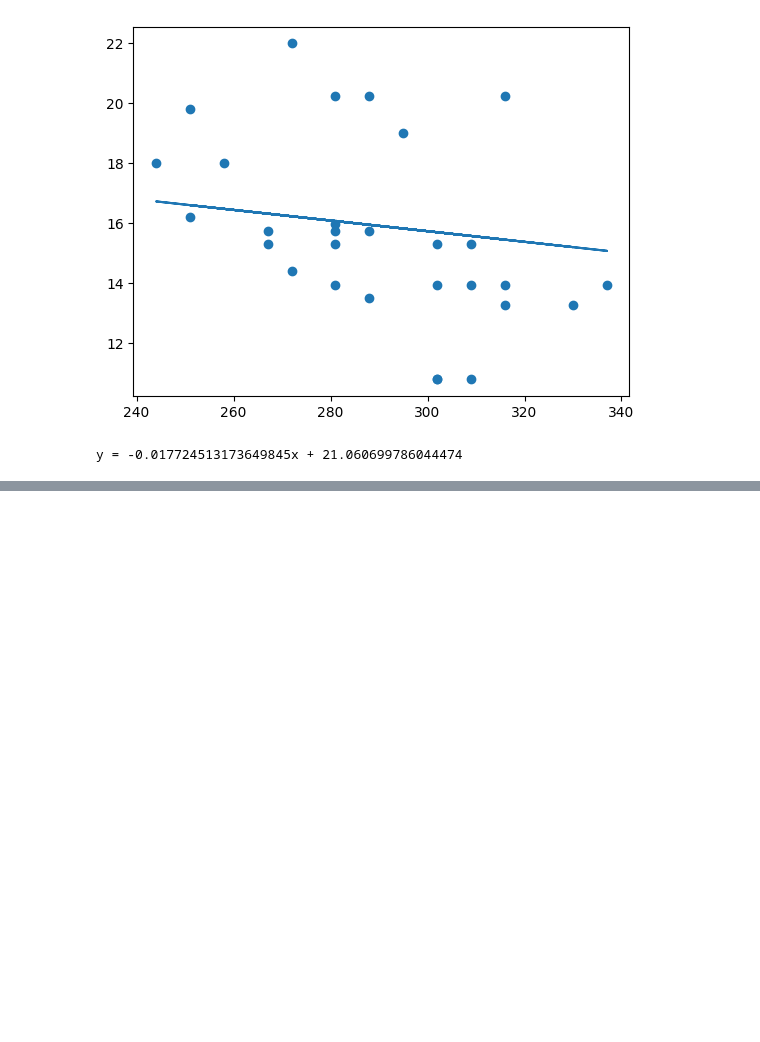
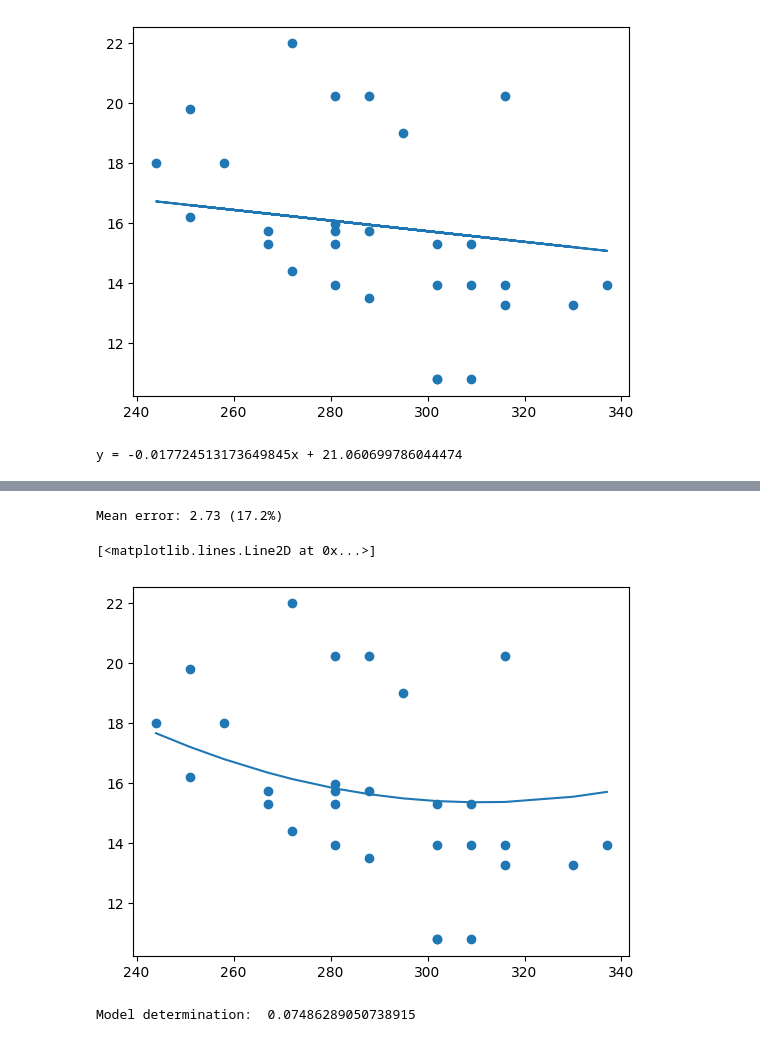
Before and after one commit to duchnv-vn/regression-ml, a Jupyter notebook: pumpkins-ml-model/linear-regression.ipynb, the cells around one changed output, grey strips where cells are left out. Drawn from its saved outputs; the diff is of its cells as text; code cells hidden in the pictures; blank space fills up the shorter version.

Commit message:
feat: implement pumpkin polynomial regression ml model

```diff
--- a/pumpkins-ml-model/linear-regression.ipynb
+++ b/pumpkins-ml-model/linear-regression.ipynb
@@ -130,0 +136,18 @@ pipeline.fit(X_train,y_train)
+# %%
+pred_2 = pipeline.predict(X_test)
+
+mse = np.sqrt(mean_squared_error(y_test, pred_2))
+print(f'Mean error: {mse:3.3} ({mse/np.mean(pred_2)*100:3.3}%)')
+# %% [output]
+Mean error: 2.73 (17.2%)
+# %%
+plt.scatter(X_test,y_test)
+plt.plot(sorted(X_test),pipeline.predict(sorted(X_test)))
+# %% [output]
+[<matplotlib.lines.Line2D at 0x...>]
+[figure, added]
+# %%
+score = pipeline.score(X_train,y_train)
+print('Model determination: ', score)
+# %% [output]
+Model determination:  0.07486289050738915
```
Also changed, not shown: parts of 7 cells of this notebook.
